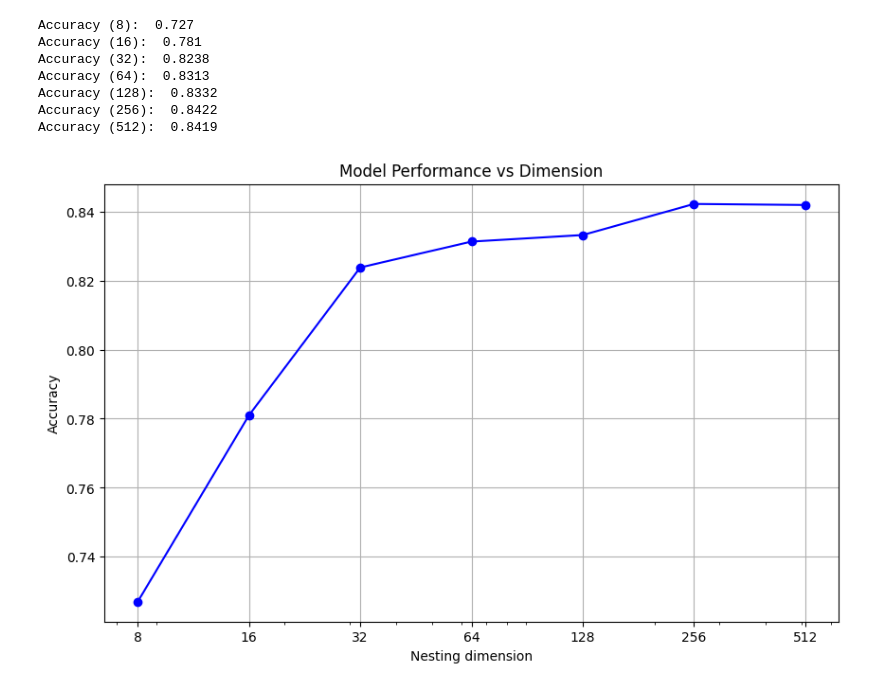
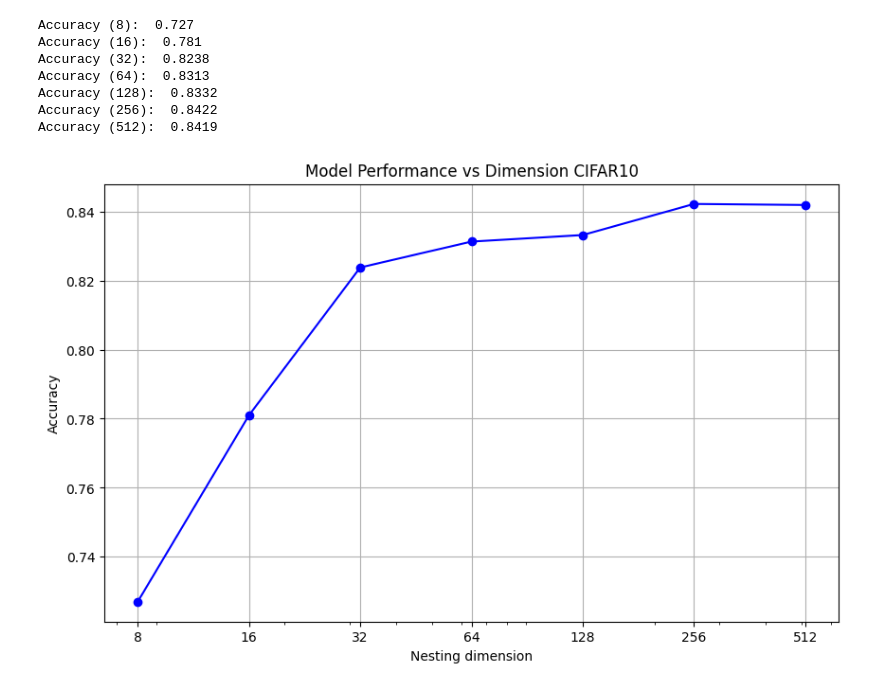
Before and after one commit to filipbasara0/matryoshka-representation-learning, a Jupyter notebook: notebooks/linear-probing-cifar.ipynb, the cells around one changed output. Saved outputs shown, nothing was run; the diff lists cells and outputs as text; code cells hidden in the pictures.

```diff
--- a/notebooks/linear-probing-cifar.ipynb
+++ b/notebooks/linear-probing-cifar.ipynb
@@ -150,17 +150,17 @@ Accuracy (512):  0.8419
 # %%
 import matplotlib.pyplot as plt
 
 plt.figure(figsize=(10, 6))
 plt.plot(nesting_dims, accs, marker='o', linestyle='-', color='b')
 
-plt.title('Model Performance vs Dimension')
+plt.title('Model Performance vs Dimension CIFAR10')
 plt.xlabel('Nesting dimension')
 plt.ylabel('Accuracy')
 
 plt.xscale('log')
 plt.xticks(nesting_dims, labels=[str(dim) for dim in nesting_dims])
 plt.grid(True)
 
 plt.show()
 # %% [output]
-[figure, old version]
+[figure, new version]
```
Also changed, not shown: 2 other files.
